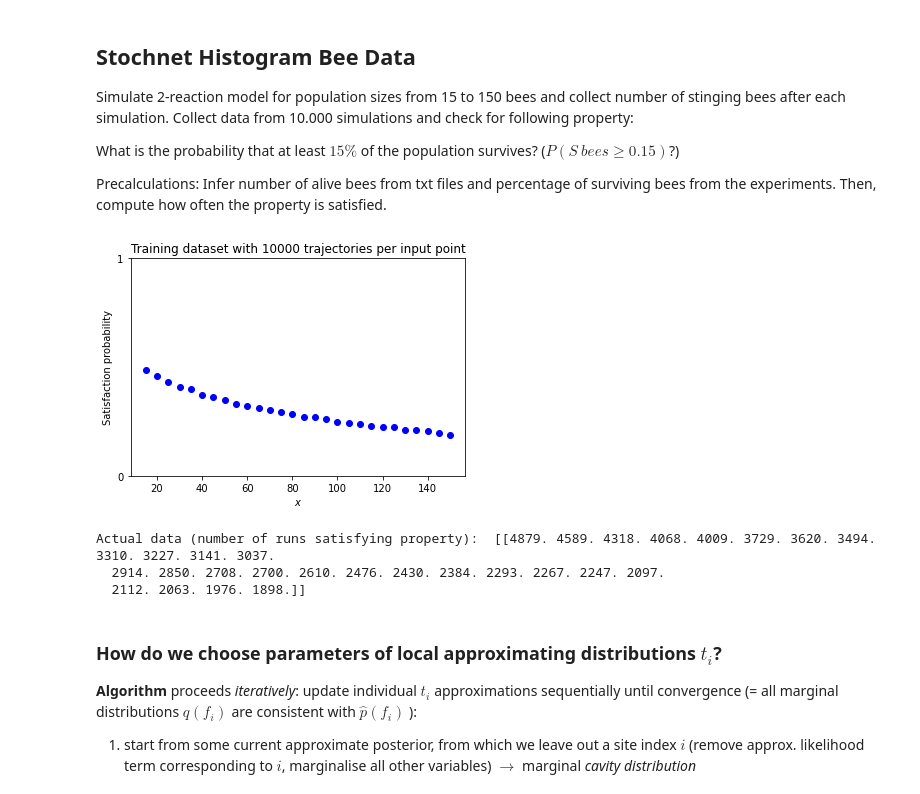
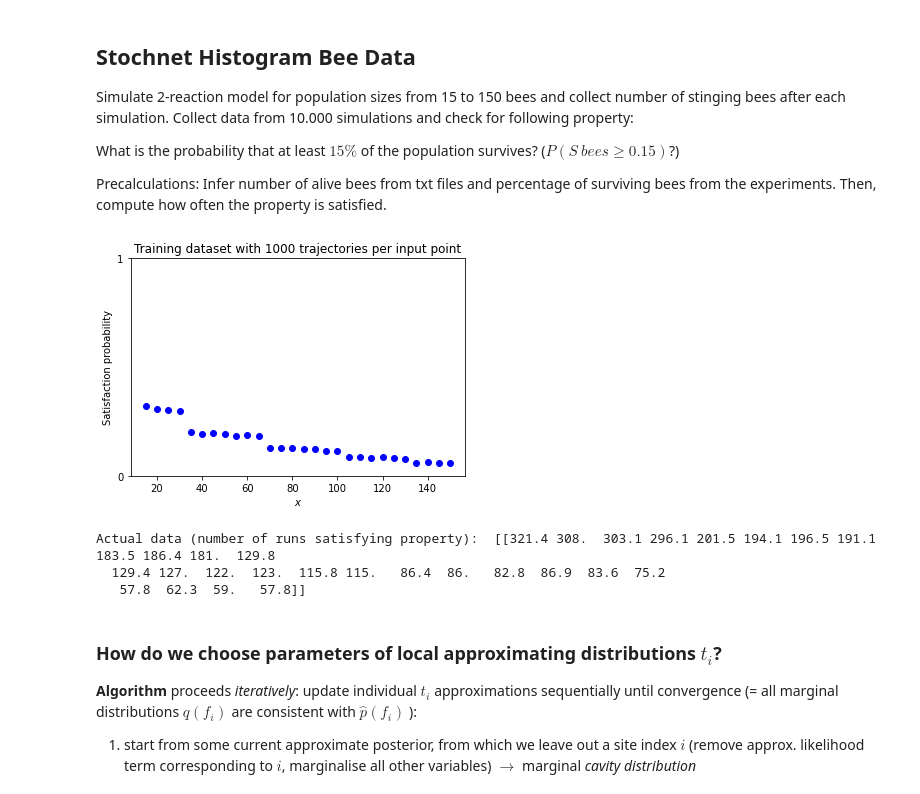
Before and after one commit to juliakln/MasterThesis, a Jupyter notebook: gpr/Smoothed Model Checking - multiple observations.ipynb, the cells around one changed output. Cells and saved outputs as stored; diff of their text form; code cells hidden in the pictures.

```diff
--- a/gpr/Smoothed Model Checking - multiple observations.ipynb
+++ b/gpr/Smoothed Model Checking - multiple observations.ipynb
@@ -664,7 +664,8 @@ What is the probability that at least $15\%$ of the population survives? ($P(S ~
 Precalculations: Infer number of alive bees from txt files and percentage of surviving bees from the experiments. Then, compute how often the property is satisfied.
 # %%
 # threshold for checking the property (how many bees survive)
-thresh = 0.20
+#thresh = 0.20
+thresh = 0.23
 collect_data = {}
 
 # read outcomes for all population sizes and compute number of satisfactions
@@ -694,34 +695,39 @@ for key in sorted(collect_data):
 # %%
 ## configuration and data
 
 simulation_runs = scale = 10000  # number of trajectories per input point
 paramValueSet = np.array(paramValueSet).reshape(-1,1) # uncertain input parameter that is varied = population size
 datapoints = len(paramValueSet)  # number of input points
 paramValueOutputs = (np.array(paramValueOutputs).reshape(-1,1))/scale # statistical outputs of satisfaction
 data = trainingSet = [paramValueSet, paramValueOutputs] # set as training set for GP
+simulation_runs = scale = 1000  # number of trajectories per input point
+
+
+# set scale to 1000, then var=0.01 and ell=10 works
+# set scale to 100, then var=0.13, ell=13 works
 
 correction = 1e-4
 
 # define default hyperparameters for all kernels
-params = {'var': 1/500,
+params = {'var': 0.01,
           'ell': 10,
           'var_b': 1,
           'off': 1}
 
 # plot training data
 plt.scatter(paramValueSet, paramValueOutputs, marker='o', c='blue')
 plt.title(f'Training dataset with {simulation_runs} trajectories per input point')
 plt.xlabel('$x$')
 plt.ylabel('Satisfaction probability')
 plt.yticks([0, 1])
 plt.show()
 
 print("Actual data (number of runs satisfying property): ", (paramValueOutputs * scale).reshape(1,-1))
 # %% [output]
-[figure, old version]
+[figure, new version]
-Actual data (number of runs satisfying property):  [[4879. 4589. 4318. 4068. 4009. 3729. 3620. 3494. 3310. 3227. 3141. 3037.
-  2914. 2850. 2708. 2700. 2610. 2476. 2430. 2384. 2293. 2267. 2247. 2097.
-  2112. 2063. 1976. 1898.]]
+Actual data (number of runs satisfying property):  [[321.4 308.  303.1 296.1 201.5 194.1 196.5 191.1 183.5 186.4 181.  129.8
+  129.4 127.  122.  123.  115.8 115.   86.4  86.   82.8  86.9  83.6  75.2
+   57.8  62.3  59.   57.8]]
 # %% [markdown]
 
 ### How do we choose parameters of local approximating distributions $t_i$?
```
Also changed, not shown: parts of 2 cells of this notebook, 44 other files.
